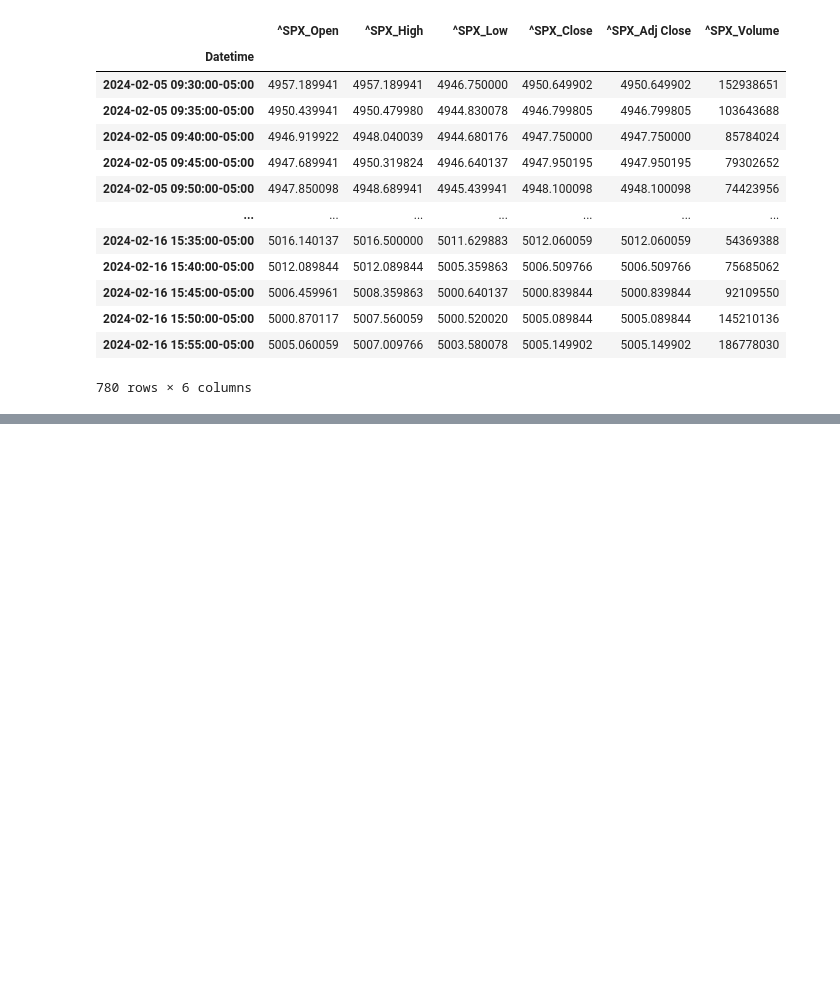
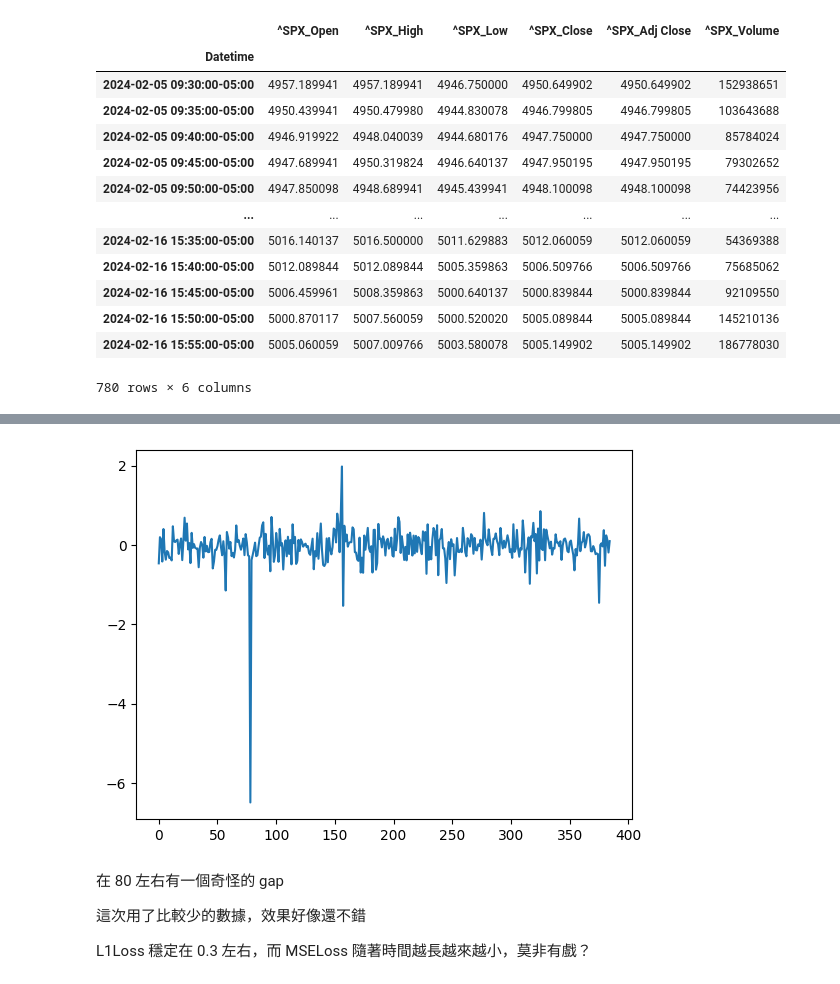
Before and after one commit to LunchBox/snowball, a Jupyter notebook: 007_pytorch.ipynb, the cells around one changed output, grey strips where cells are left out. Drawn from its saved outputs; the diff is of its cells as text; code cells hidden in the pictures; blank space fills up the shorter version.

Commit message:
update 007 to show more information

```diff
--- a/007_pytorch.ipynb
+++ b/007_pytorch.ipynb
@@ -307,0 +308,11 @@ plt.show()
+# %%
+plt.plot(hist.iloc[:, 0] - hist.iloc[:, 1])
+plt.show()
+# %% [output]
+[figure, added]
+# %% [markdown]
+在 80 左右有一個奇怪的 gap
+
+這次用了比較少的數據，效果好像還不錯
+
+L1Loss 穩定在 0.3 左右，而 MSELoss 隨著時間越長越來越小，莫非有戲？
```
Also changed, not shown: parts of 4 cells of this notebook, 3 other files.
